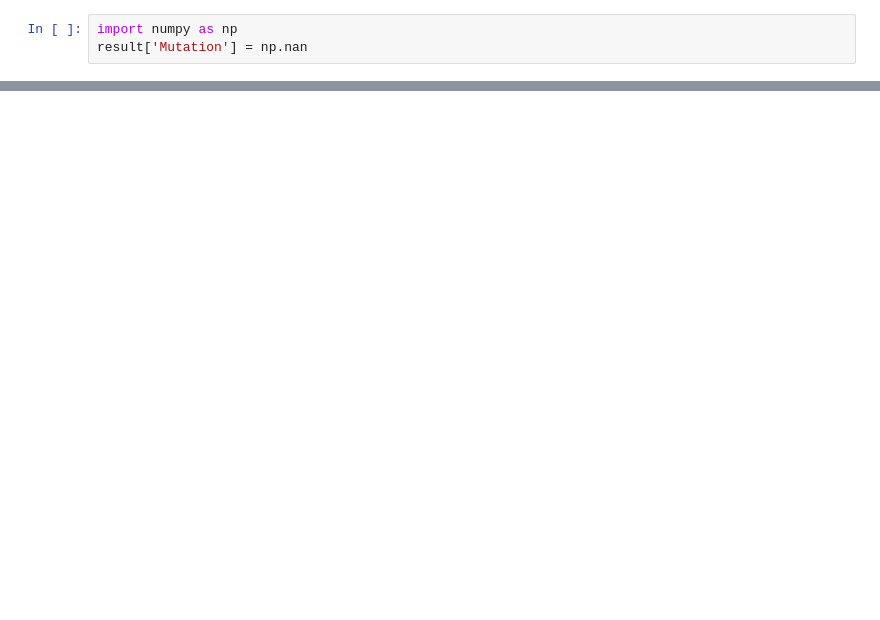
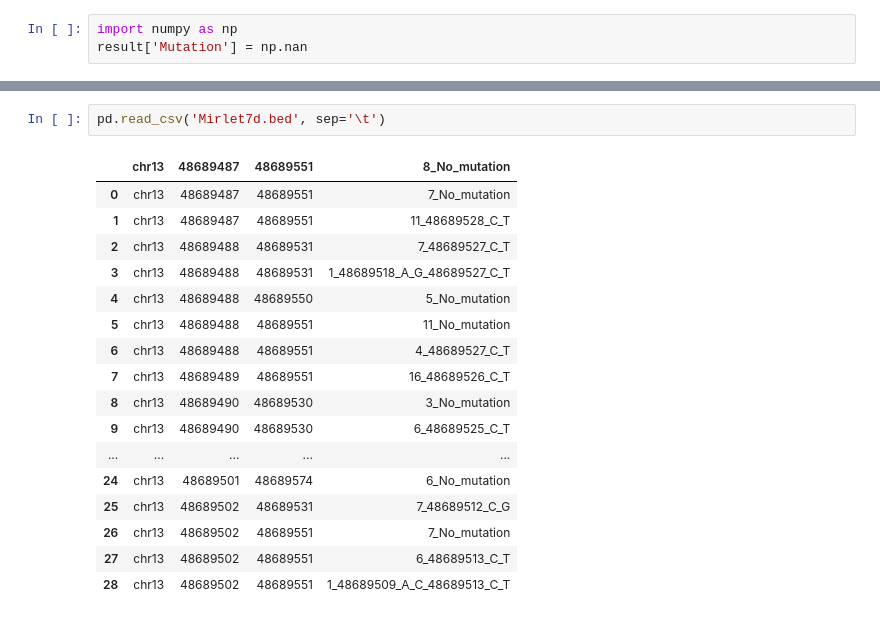
Before and after one commit to EunjinKwon/2024-Bioinformatics, a Jupyter notebook: Project_final.ipynb, the cells around one changed output, grey strips where cells are left out. Saved outputs shown, nothing was run; the diff lists cells and outputs as text; blank space fills up the shorter version.

```diff
--- a/Project_final.ipynb
+++ b/Project_final.ipynb
@@ -353,0 +367,20 @@ result
+# %%
+pd.read_csv('Mirlet7d.bed', sep='\t')
+# %% [output]
+|  | chr13 | 48689487 | 48689551 | 8_No_mutation |
+| 0 | chr13 | 48689487 | 48689551 | 7_No_mutation |
+| 1 | chr13 | 48689487 | 48689551 | 11_48689528_C_T |
+| 2 | chr13 | 48689488 | 48689531 | 7_48689527_C_T |
+| 3 | chr13 | 48689488 | 48689531 | 1_48689518_A_G_48689527_C_T |
+| 4 | chr13 | 48689488 | 48689550 | 5_No_mutation |
+| 5 | chr13 | 48689488 | 48689551 | 11_No_mutation |
+| 6 | chr13 | 48689488 | 48689551 | 4_48689527_C_T |
+| 7 | chr13 | 48689489 | 48689551 | 16_48689526_C_T |
+| 8 | chr13 | 48689490 | 48689530 | 3_No_mutation |
+| 9 | chr13 | 48689490 | 48689530 | 6_48689525_C_T |
+| ... | ... | ... | ... | ... |
+| 24 | chr13 | 48689501 | 48689574 | 6_No_mutation |
+| 25 | chr13 | 48689502 | 48689531 | 7_48689512_C_G |
+| 26 | chr13 | 48689502 | 48689551 | 7_No_mutation |
+| 27 | chr13 | 48689502 | 48689551 | 6_48689513_C_T |
+| 28 | chr13 | 48689502 | 48689551 | 1_48689509_A_C_48689513_C_T |
```
Also changed, not shown: parts of 5 cells of this notebook.
